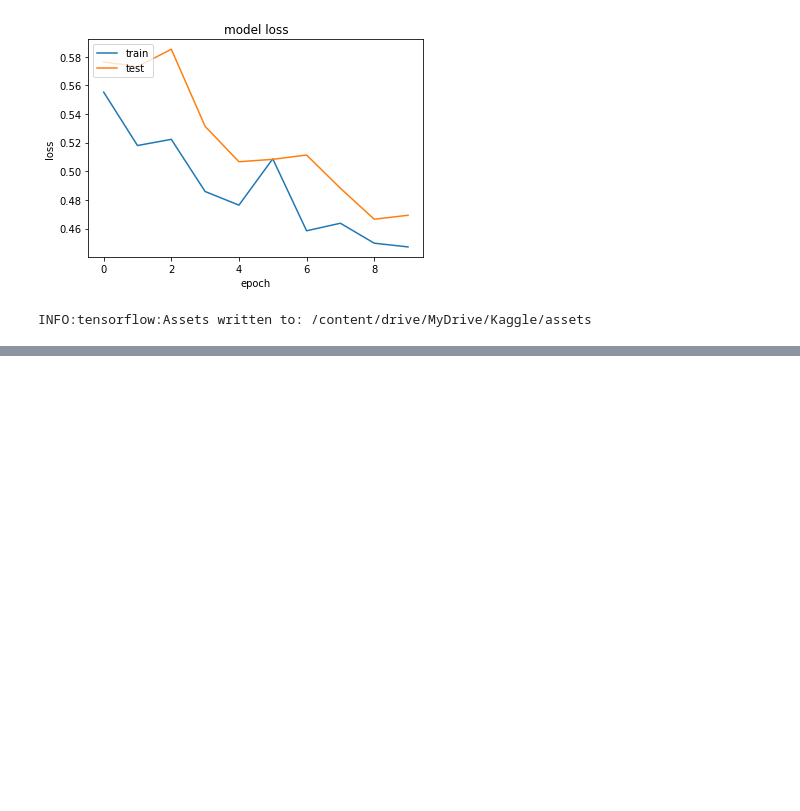
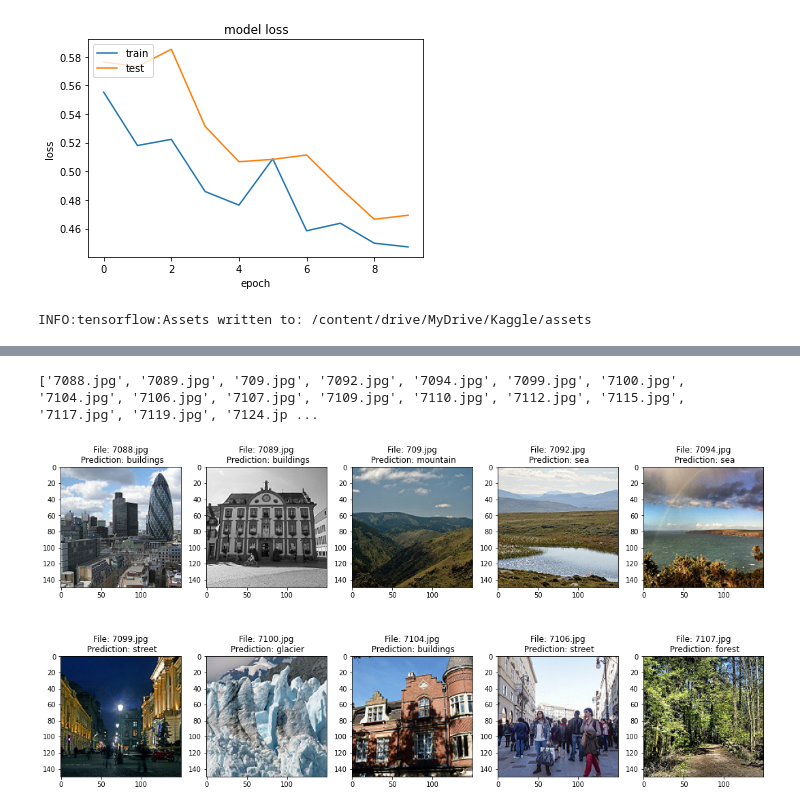
Before and after one commit to HRS5020/Tensorflow, a Jupyter notebook: Intel_image_classificaiton_using_VGG19.ipynb, the cells around one changed output, grey strips where cells are left out. Drawn from its saved outputs; the diff is of its cells as text; code cells hidden in the pictures; blank space fills up the shorter version.

```diff
--- a/Intel_image_classificaiton_using_VGG19.ipynb
+++ b/Intel_image_classificaiton_using_VGG19.ipynb
@@ -307,0 +359,11 @@ INFO:tensorflow:Assets written to: /content/drive/MyDrive/Kaggle/assets
+# %%
+pred_datagen = ImageDataGenerator(rescale=1/255)
+pred_generator = pred_datagen.flow_from_directory(
+                                                './seg_pred/',
+                                                target_size=(150, 150),
+                                                batch_size=128,
+                                                class_mode=None,
+                                                shuffle=False)
+
+encoded_classes = train_generator.class_indices
+print('class names = ',encoded_classes)
@@ -307,0 +373,3 @@ INFO:tensorflow:Assets written to: /content/drive/MyDrive/Kaggle/assets
+# %%
+pred_generator.reset()
+predictions = new_model.predict(pred_generator, verbose=1)
@@ -307,0 +421,28 @@ INFO:tensorflow:Assets written to: /content/drive/MyDrive/Kaggle/assets
+# %%
+# A group of images
+dir = '/content/drive/MyDrive/Kaggle/seg_pred/seg_pred/'
+filenames = [i for i in os.listdir(dir)]
+
+# fetch predicted class value from dataframe using df.loc
+# print(filenames)
+# for i in filenames:
+#     # i = 'seg_pred/'+i
+#     df2=final_results.loc[final_results['Filename'] == 'seg_pred/'+i, 'Predictions'].item()
+#     print(df2)
+
+num_image = 10
+num_row = 2
+num_col = 5
+
+# plot images
+fig, axes = plt.subplots(num_row, num_col, figsize=(3*num_col,4*num_row))
+for i in range(num_image):
+    ax = axes[i//num_col, i%num_col]
+    image = mpimg.imread(dir + filenames[i])
+    ax.imshow(image)
+    ax.set_title('File: {}\n Prediction: {}'.format(filenames[i],final_results.loc[final_results['Filename'] == 'seg_pred/'+filenames[i], 'Predictions'].item()))
+plt.tight_layout()
+plt.show()
+# %% [output]
+['7088.jpg', '7089.jpg', '709.jpg', '7092.jpg', '7094.jpg', '7099.jpg', '7100.jpg', '7104.jpg', '7106.jpg', '7107.jpg', '7109.jpg', '7110.jpg', '7112.jpg', '7115.jpg', '7117.jpg', '7119.jpg', '7124.jp ...
+[figure, added]
```
Also changed, not shown: parts of 8 cells of this notebook.
